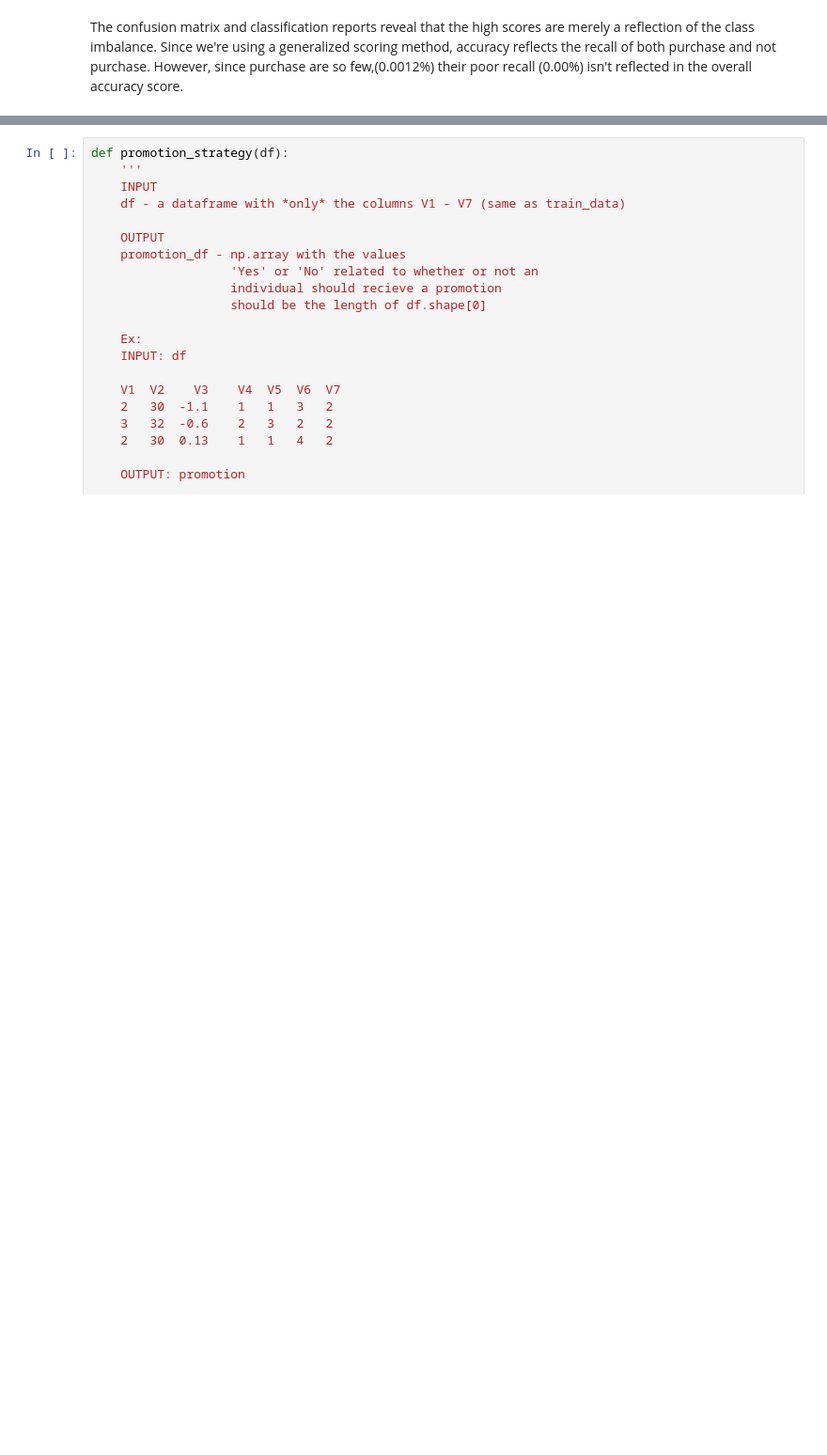
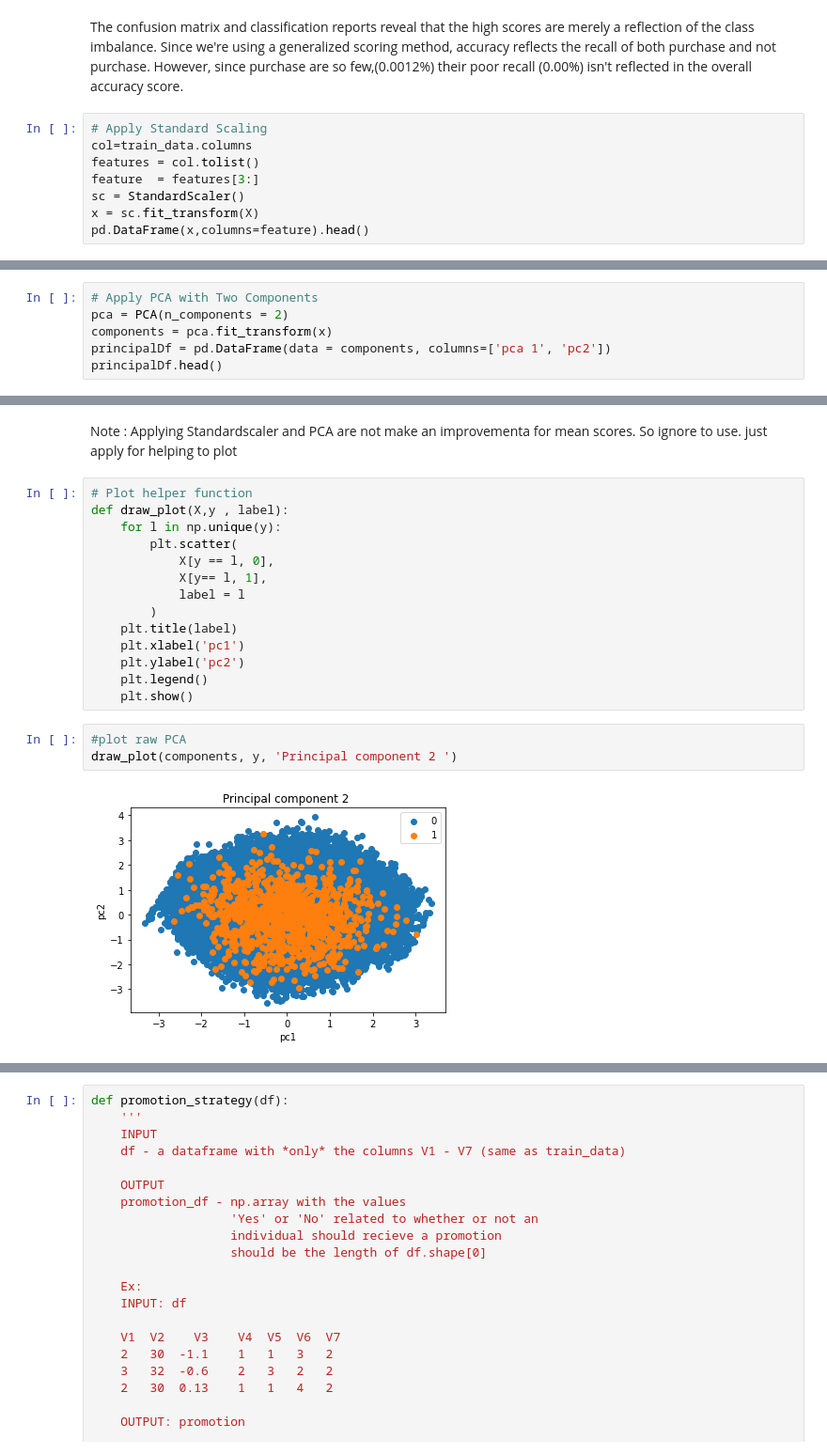
Before and after one commit to TeddyTessema/Starbucks-promotion-experiment, a Jupyter notebook: Starbucks.ipynb, the cells around one changed output, grey strips where cells are left out. Shown at 94% size. Drawn from its saved outputs; the diff is of its cells as text; blank space fills up the shorter version.

```diff
--- a/Starbucks.ipynb
+++ b/Starbucks.ipynb
@@ -307,2 +337,10 @@ weighted avg       0.98      0.99      0.98     16907
 # %% [markdown]
 The confusion matrix and classification reports reveal that the high scores are merely a reflection of the class imbalance. Since we're using a generalized scoring method, accuracy reflects the recall of both purchase and not purchase. However, since purchase are so few,(0.0012%) their poor recall (0.00%) isn't reflected in the overall accuracy score.
+# %%
+# Apply Standard Scaling
+col=train_data.columns
+features = col.tolist()
+feature  = features[3:]
+sc = StandardScaler()
+x = sc.fit_transform(X)
+pd.DataFrame(x,columns=feature).head()
@@ -308,0 +354,6 @@ The confusion matrix and classification reports reveal that the high scores are
+# %%
+# Apply PCA with Two Components
+pca = PCA(n_components = 2)
+components = pca.fit_transform(x)
+principalDf = pd.DataFrame(data = components, columns=['pca 1', 'pc2'])
+principalDf.head()
@@ -308,0 +377,21 @@ The confusion matrix and classification reports reveal that the high scores are
+# %% [markdown]
+Note : Applying Standardscaler and PCA are not make an improvementa for mean scores. So ignore to use. just apply for helping to plot
+# %%
+# Plot helper function
+def draw_plot(X,y , label):
+    for l in np.unique(y):
+        plt.scatter(
+            X[y == l, 0],
+            X[y== l, 1],
+            label = l
+        )
+    plt.title(label)
+    plt.xlabel('pc1')
+    plt.ylabel('pc2')
+    plt.legend()
+    plt.show()
+# %%
+#plot raw PCA
+draw_plot(components, y, 'Principal component 2 ')
+# %% [output]
+[figure, added]
```
Also changed, not shown: parts of 29 cells of this notebook.
